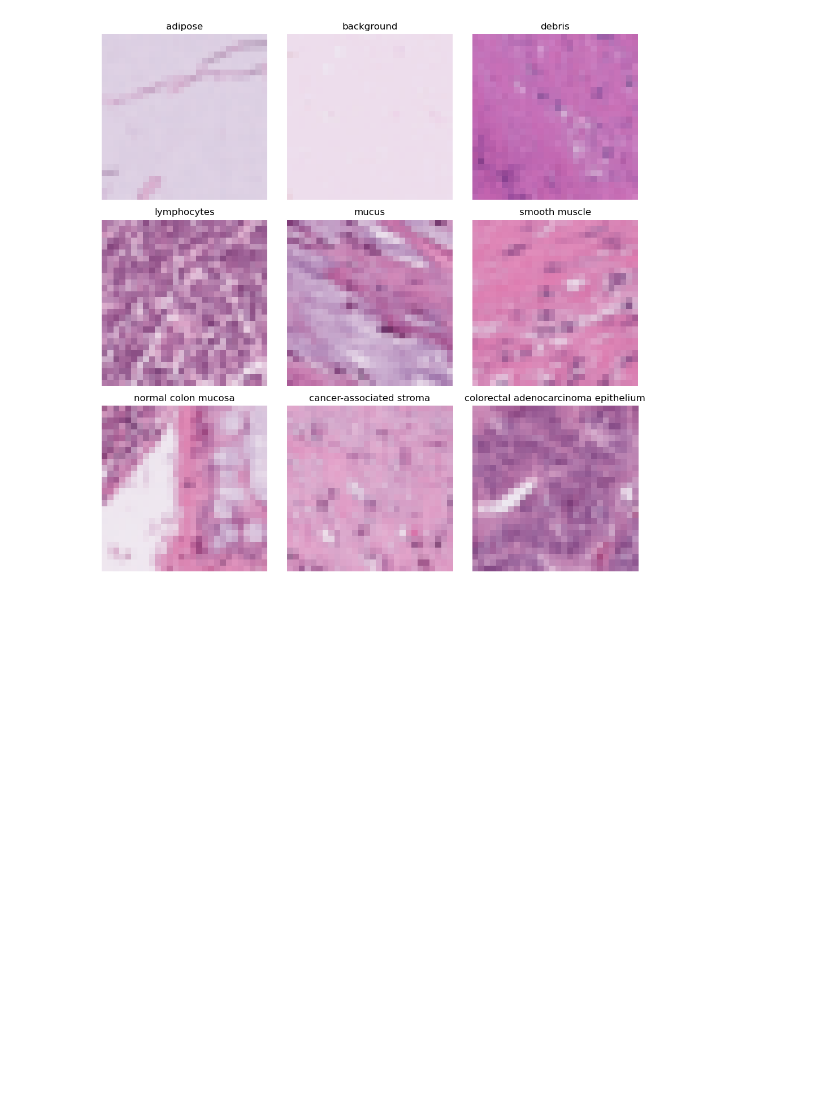
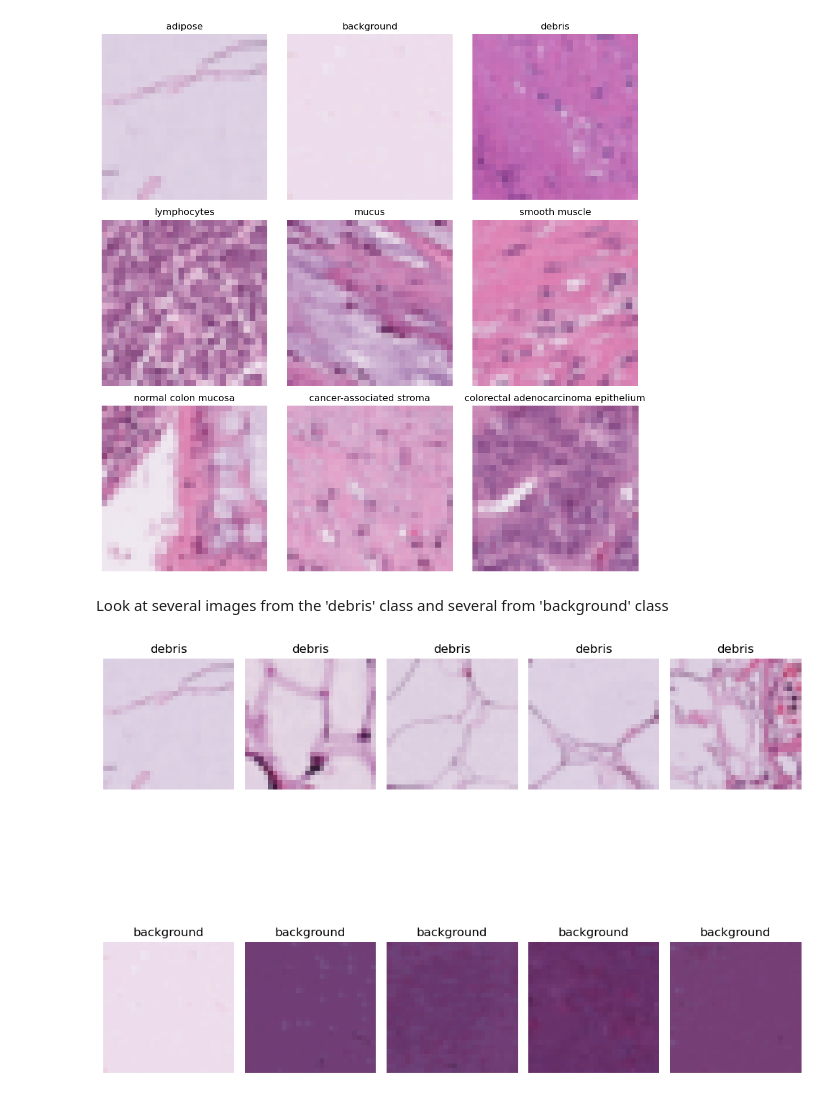
Before and after one commit to cmanell/Colorectal_cancer_DL_project, a Jupyter notebook: DL_project_colorectal_cancer.ipynb, the cells around one changed output. Saved outputs shown, nothing was run; the diff lists cells and outputs as text; code cells hidden in the pictures; blank space fills up the shorter version.

```diff
--- a/DL_project_colorectal_cancer.ipynb
+++ b/DL_project_colorectal_cancer.ipynb
@@ -64,3 +67,37 @@ plt.tight_layout()
 plt.show()
 # %% [output]
 [figure]
+# %% [markdown]
+Look at several images from the 'debris' class and several from 'background' class
+# %%
+# look several images of the class "debris" and the class "background"
+debris_images = []
+background_images = []
+i=0
+j=0
+for img, label in zip(train_images, train_labels):
+    label = int(label)
+    if label == 0:
+        debris_images.append(img)
+        i += 1
+    elif label == 1:
+        background_images.append(img)
+        j += 1
+    if i == 5 and j == 5:
+        break
+# plot the images
+plt.figure(figsize=(10,10))
+for i in range(5):
+    plt.subplot(2, 5, i+1)
+    plt.imshow(debris_images[i])
+    plt.title("debris")
+    plt.axis("off")
+for i in range(5):
+    plt.subplot(2, 5, i+6)
+    plt.imshow(background_images[i])
+    plt.title("background")
+    plt.axis("off")
+plt.tight_layout()
+plt.show()
+# %% [output]
+[figure, added]
```
Also changed, not shown: parts of 11 cells of this notebook.
